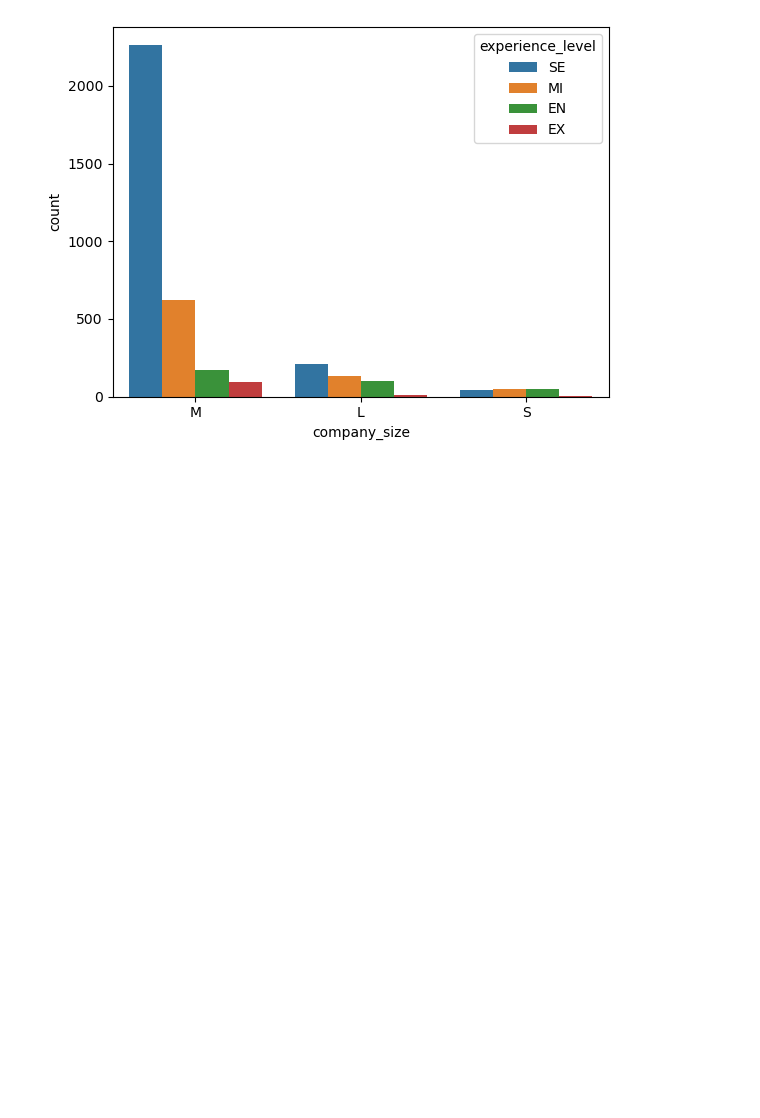
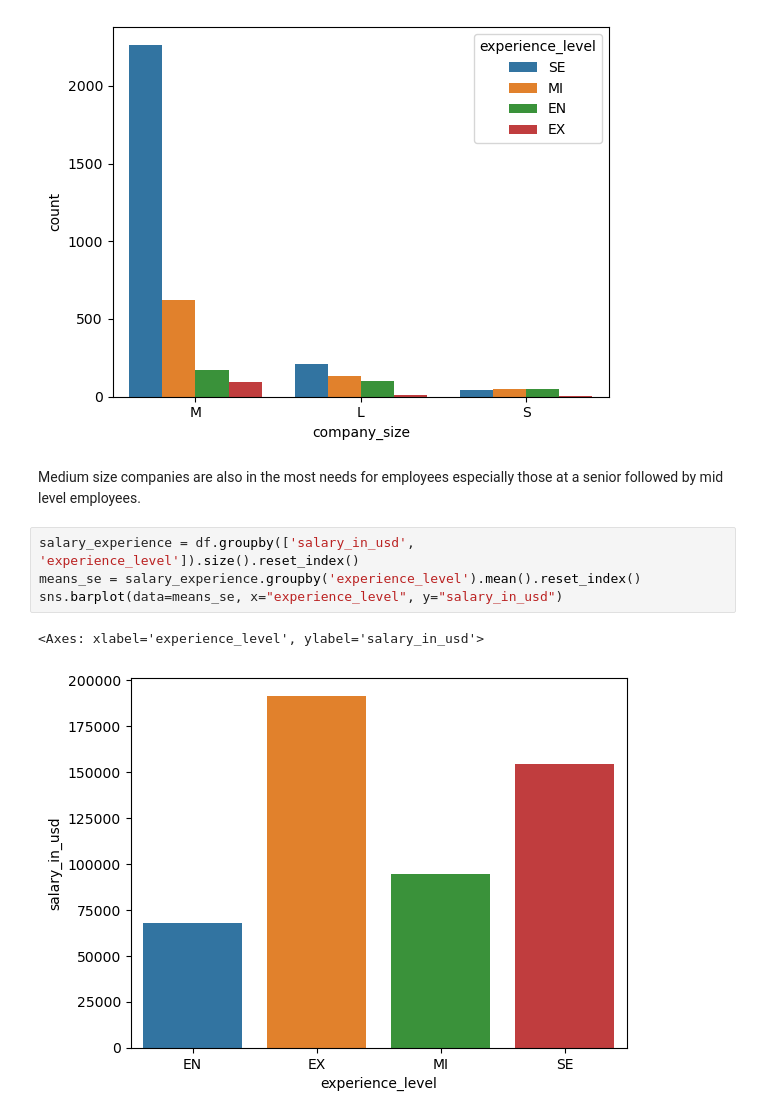
Before and after one commit to ndminh2003/Project, a Jupyter notebook: data-science-salary.ipynb, the cells around one changed output. Drawn from its saved outputs; the diff is of its cells as text; blank space fills up the shorter version.

Commit message:
Kaggle Notebook | Data_science_salary | Version 2

```diff
--- a/data-science-salary.ipynb
+++ b/data-science-salary.ipynb
@@ -152,3 +162,12 @@ sns.countplot(data=df, x="company_size",order = df['company_size'].value_counts(
 # %% [output]
 <Axes: xlabel='company_size', ylabel='count'>
 [figure]
+# %% [markdown]
+Medium size companies are also in the most needs for employees especially those at a senior followed by mid level employees.
+# %%
+salary_experience = df.groupby(['salary_in_usd', 'experience_level']).size().reset_index()
+means_se = salary_experience.groupby('experience_level').mean().reset_index()
+sns.barplot(data=means_se, x="experience_level", y="salary_in_usd")
+# %% [output]
+<Axes: xlabel='experience_level', ylabel='salary_in_usd'>
+[figure, added]
```
Also changed, not shown: parts of 10 cells of this notebook.
